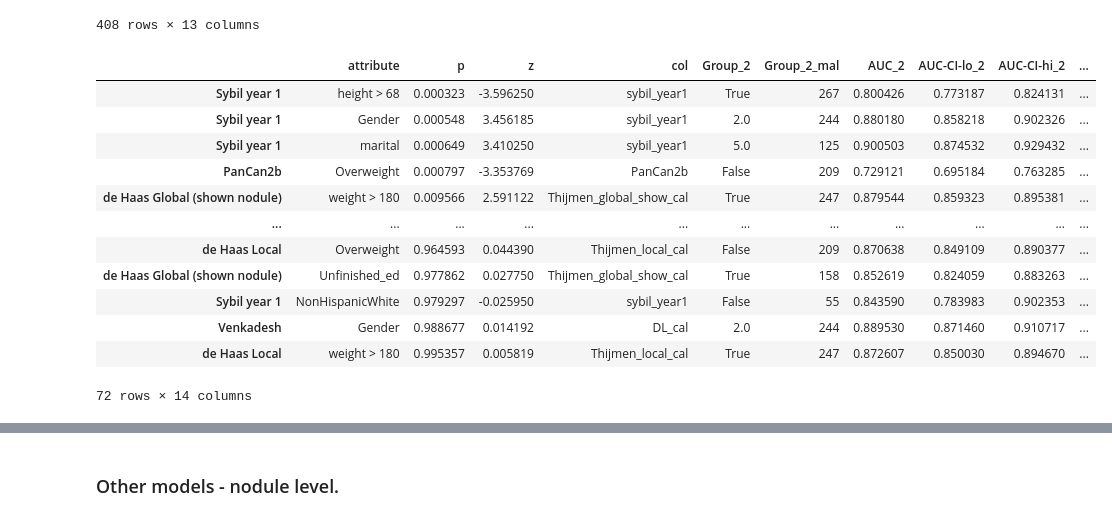
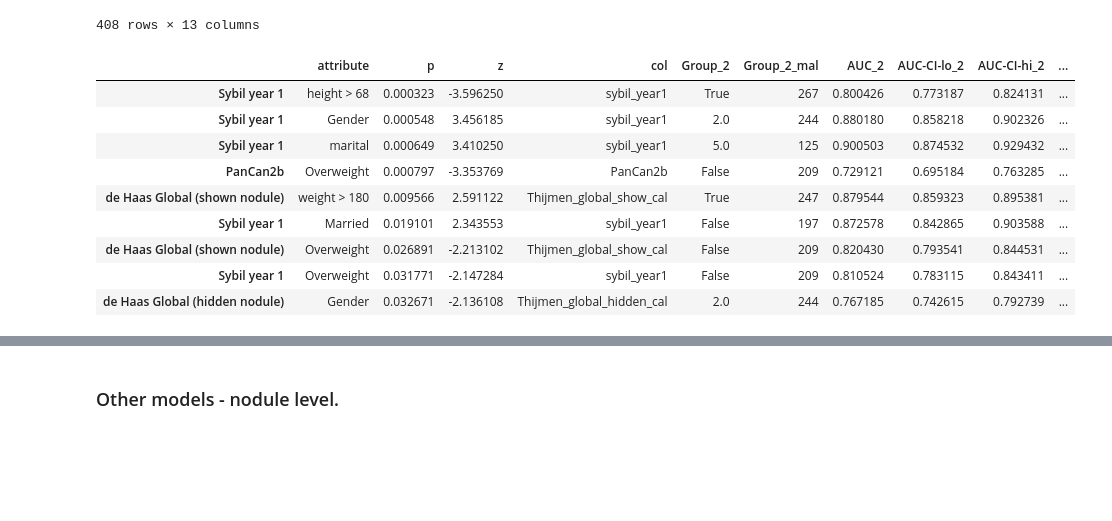
Before and after one commit to DIAGNijmegen/bodyct-lung-malignancy-fairness, a Jupyter notebook: save_all_results.ipynb, the cells around one changed output, grey strips where cells are left out. Drawn from its saved outputs; the diff is of its cells as text; code cells hidden in the pictures; blank space fills up the shorter version.

```diff
--- a/save_all_results.ipynb
+++ b/save_all_results.ipynb
@@ -499,27 +499,27 @@ df.sort_values(by='p')[['attribute', 'p', 'col',
 # %%
 filename = f"{RESULTS_DIR}/auroc-nlst-5911.csv"
 df = pd.read_csv(filename, index_col=0)
 df[
     df['category'].isin(['demo']) &
+    ~df['category'].isin(['nodule']) &
+    # (df['col'].isin(['sybil_year1', 'DL_cal', 'PanCan2b'])) &
+    (df['p'] < 0.05) &
     (df['Group_2_mal'] >= 10)
 ].sort_values(by='p')[['attribute', 'p', 'z', 'col',
                         'Group_2', 'Group_2_mal', 'AUC_2', 'AUC-CI-lo_2', 'AUC-CI-hi_2',
                         'Group_1', 'Group_1_mal', 'AUC_1', 'AUC-CI-lo_1', 'AUC-CI-hi_1',
-]]
+]].head(100)
 # %% [output]
 |  | attribute | p | z | col | Group_2 | Group_2_mal | AUC_2 | AUC-CI-lo_2 | AUC-CI-hi_2 | ... |
 | Sybil year 1 | height > 68 | 0.000323 | -3.596250 | sybil_year1 | True | 267 | 0.800426 | 0.773187 | 0.824131 | ... |
 | Sybil year 1 | Gender | 0.000548 | 3.456185 | sybil_year1 | 2.0 | 244 | 0.880180 | 0.858218 | 0.902326 | ... |
 | Sybil year 1 | marital | 0.000649 | 3.410250 | sybil_year1 | 5.0 | 125 | 0.900503 | 0.874532 | 0.929432 | ... |
 | PanCan2b | Overweight | 0.000797 | -3.353769 | PanCan2b | False | 209 | 0.729121 | 0.695184 | 0.763285 | ... |
 | de Haas Global (shown nodule) | weight > 180 | 0.009566 | 2.591122 | Thijmen_global_show_cal | True | 247 | 0.879544 | 0.859323 | 0.895381 | ... |
-| ... | ... | ... | ... | ... | ... | ... | ... | ... | ... | ... |
-| de Haas Local | Overweight | 0.964593 | 0.044390 | Thijmen_local_cal | False | 209 | 0.870638 | 0.849109 | 0.890377 | ... |
-| de Haas Global (shown nodule) | Unfinished_ed | 0.977862 | 0.027750 | Thijmen_global_show_cal | True | 158 | 0.852619 | 0.824059 | 0.883263 | ... |
-| Sybil year 1 | NonHispanicWhite | 0.979297 | -0.025950 | sybil_year1 | False | 55 | 0.843590 | 0.783983 | 0.902353 | ... |
-| Venkadesh | Gender | 0.988677 | 0.014192 | DL_cal | 2.0 | 244 | 0.889530 | 0.871460 | 0.910717 | ... |
-| de Haas Local | weight > 180 | 0.995357 | 0.005819 | Thijmen_local_cal | True | 247 | 0.872607 | 0.850030 | 0.894670 | ... |
+| Sybil year 1 | Married | 0.019101 | 2.343553 | sybil_year1 | False | 197 | 0.872578 | 0.842865 | 0.903588 | ... |
+| de Haas Global (shown nodule) | Overweight | 0.026891 | -2.213102 | Thijmen_global_show_cal | False | 209 | 0.820430 | 0.793541 | 0.844531 | ... |
+| Sybil year 1 | Overweight | 0.031771 | -2.147284 | sybil_year1 | False | 209 | 0.810524 | 0.783115 | 0.843411 | ... |
+| de Haas Global (hidden nodule) | Gender | 0.032671 | -2.136108 | Thijmen_global_hidden_cal | 2.0 | 244 | 0.767185 | 0.742615 | 0.792739 | ... |
-72 rows × 14 columns
 # %%
 sybil_worse_df = df[(df['p'] < 0.05) & (df['col'] == 'sybil_year1')]
 gender_df = pd.read_csv(f'{RESULTS_DIR}/auroc-gender-by-factors-nlst-5911.csv')
```
Also changed, not shown: parts of 4 cells of this notebook, 2 other files.
